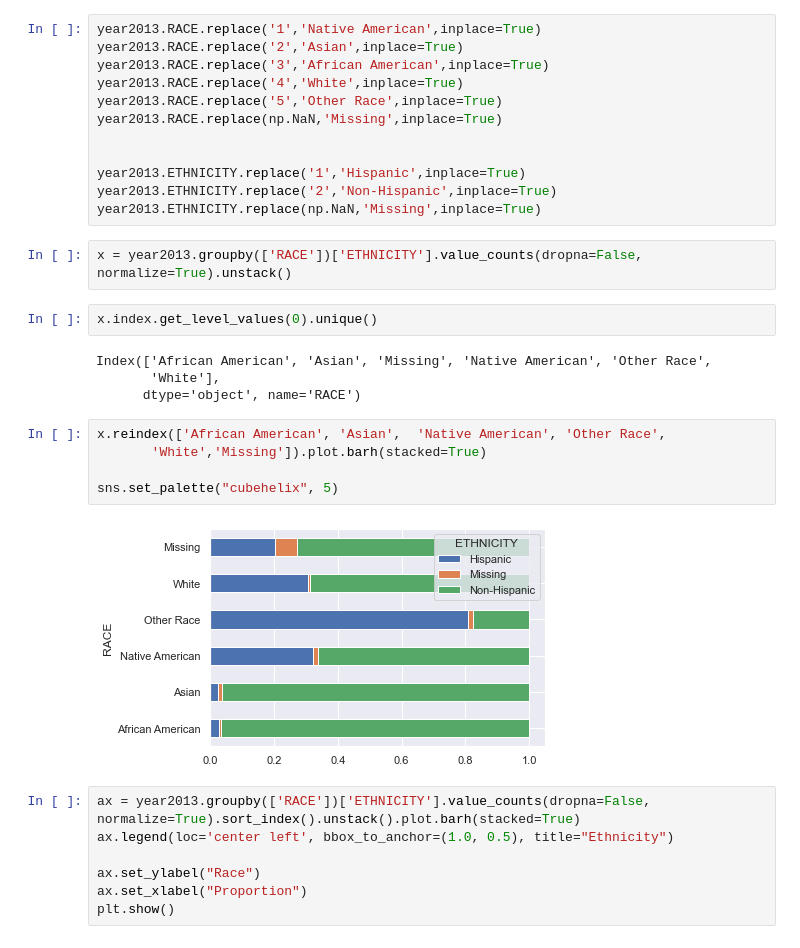
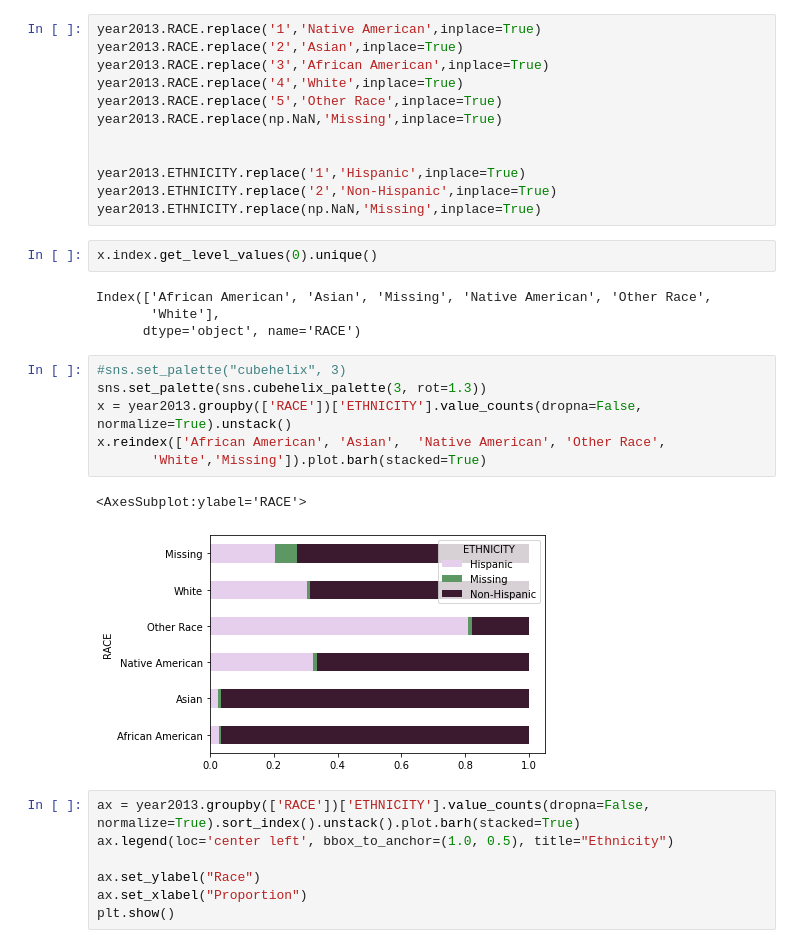
Before and after one commit to rachellb/Bennett_OUDSA5900, a Jupyter notebook: Descriptions/Texas_Descriptions.ipynb, the cells around one changed output. Saved outputs shown, nothing was run; the diff lists cells and outputs as text.

Commit message:
Updated plots, re-ran code

```diff
--- a/Descriptions/Texas_Descriptions.ipynb
+++ b/Descriptions/Texas_Descriptions.ipynb
@@ -699,8 +699,6 @@ year2013.RACE.replace(np.NaN,'Missing',inplace=True)
 year2013.ETHNICITY.replace('1','Hispanic',inplace=True)
 year2013.ETHNICITY.replace('2','Non-Hispanic',inplace=True)
 year2013.ETHNICITY.replace(np.NaN,'Missing',inplace=True)
-# %%
-x = year2013.groupby(['RACE'])['ETHNICITY'].value_counts(dropna=False, normalize=True).unstack()
 # %%
 x.index.get_level_values(0).unique()
 # %% [output]
@@ -708,12 +706,14 @@ Index(['African American', 'Asian', 'Missing', 'Native American', 'Other Race',
        'White'],
       dtype='object', name='RACE')
 # %%
+#sns.set_palette("cubehelix", 3)
+sns.set_palette(sns.cubehelix_palette(3, rot=1.3))
+x = year2013.groupby(['RACE'])['ETHNICITY'].value_counts(dropna=False, normalize=True).unstack()
 x.reindex(['African American', 'Asian',  'Native American', 'Other Race',
        'White','Missing']).plot.barh(stacked=True)
-
-sns.set_palette("cubehelix", 5)
 # %% [output]
+<AxesSubplot:ylabel='RACE'>
-[figure, old version]
+[figure, new version]
 # %%
 ax = year2013.groupby(['RACE'])['ETHNICITY'].value_counts(dropna=False, normalize=True).sort_index().unstack().plot.barh(stacked=True)
 ax.legend(loc='center left', bbox_to_anchor=(1.0, 0.5), title="Ethnicity")
```
Also changed, not shown: 3 other files.
